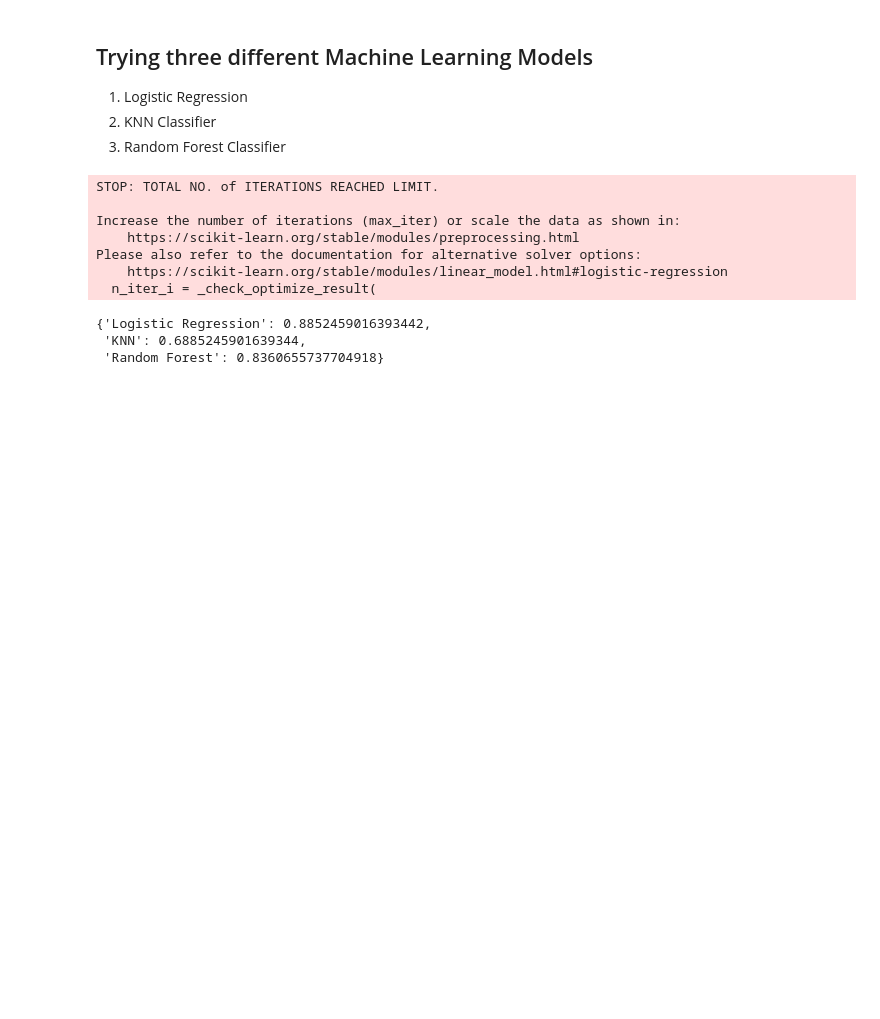
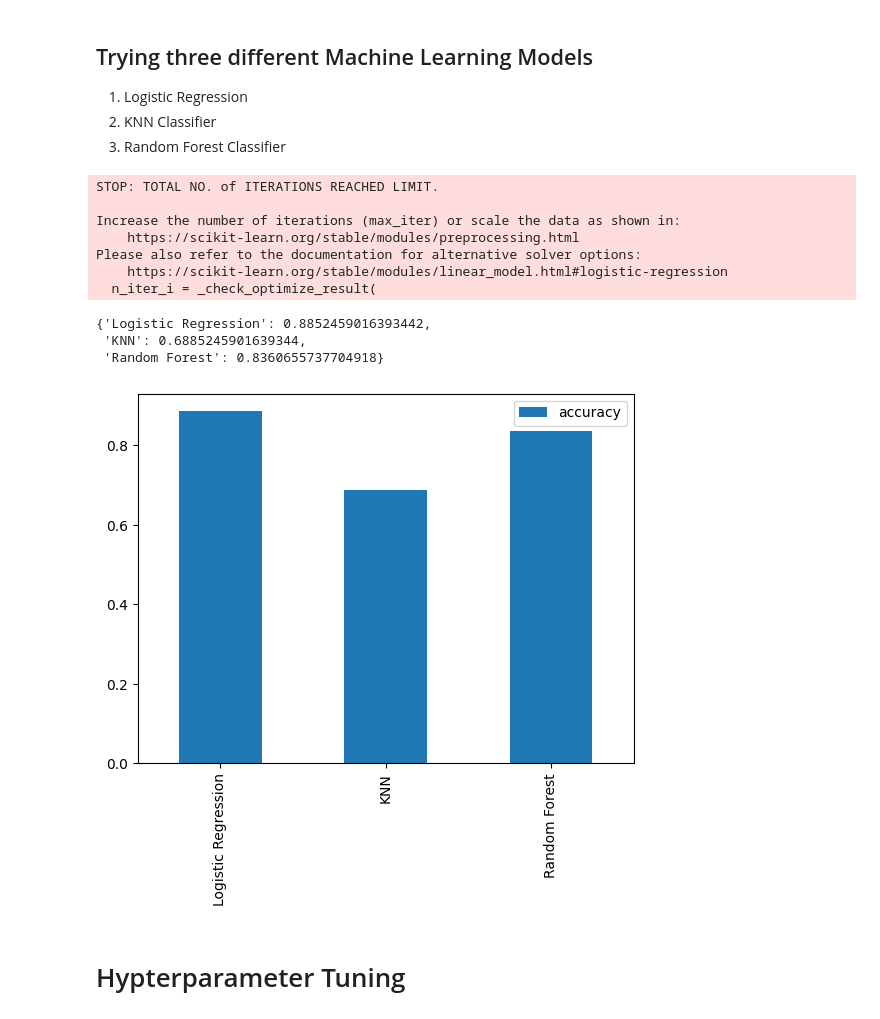
Before and after one commit to Ejazurwah123/Scikit-Learn, a Jupyter notebook: Proj1.ipynb, the cells around one changed output. Drawn from its saved outputs; the diff is of its cells as text; code cells hidden in the pictures; blank space fills up the shorter version.

```diff
--- a/Proj1.ipynb
+++ b/Proj1.ipynb
@@ -217,3 +217,10 @@ model_scores
 {'Logistic Regression': 0.8852459016393442,
  'KNN': 0.6885245901639344,
  'Random Forest': 0.8360655737704918}
+# %%
+model_compare = pd.DataFrame(model_scores,index=['accuracy'])
+model_compare.T.plot.bar();
+# %% [output]
+[figure, added]
+# %% [markdown]
+# Hypterparameter Tuning
```
Also changed, not shown: parts of 3 cells of this notebook.
